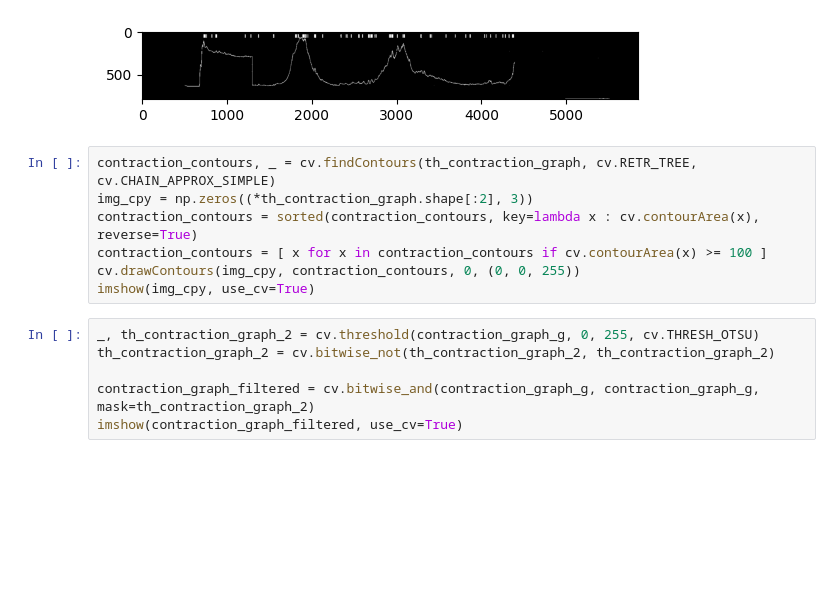
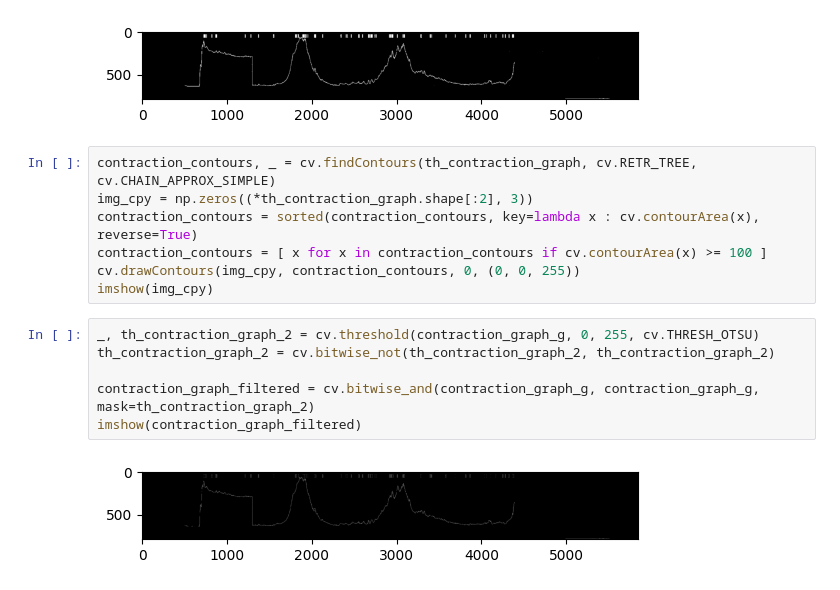
Before and after one commit to bayonapro/bitsxlamarato-2023, a Jupyter notebook: get_data.ipynb, the cells around one changed output. Saved outputs shown, nothing was run; the diff lists cells and outputs as text; blank space fills up the shorter version.

Commit message:
contraction points

```diff
--- a/get_data.ipynb
+++ b/get_data.ipynb
@@ -178,10 +183,12 @@ img_cpy = np.zeros((*th_contraction_graph.shape[:2], 3))
 contraction_contours = sorted(contraction_contours, key=lambda x : cv.contourArea(x), reverse=True)
 contraction_contours = [ x for x in contraction_contours if cv.contourArea(x) >= 100 ]
 cv.drawContours(img_cpy, contraction_contours, 0, (0, 0, 255))
-imshow(img_cpy, use_cv=True)
+imshow(img_cpy)
 # %%
 _, th_contraction_graph_2 = cv.threshold(contraction_graph_g, 0, 255, cv.THRESH_OTSU)
 th_contraction_graph_2 = cv.bitwise_not(th_contraction_graph_2, th_contraction_graph_2)
 
 contraction_graph_filtered = cv.bitwise_and(contraction_graph_g, contraction_graph_g, mask=th_contraction_graph_2)
-imshow(contraction_graph_filtered, use_cv=True)
+imshow(contraction_graph_filtered)
+# %% [output]
+[figure, added]
```
Also changed, not shown: parts of 13 cells of this notebook, 1 other file.
